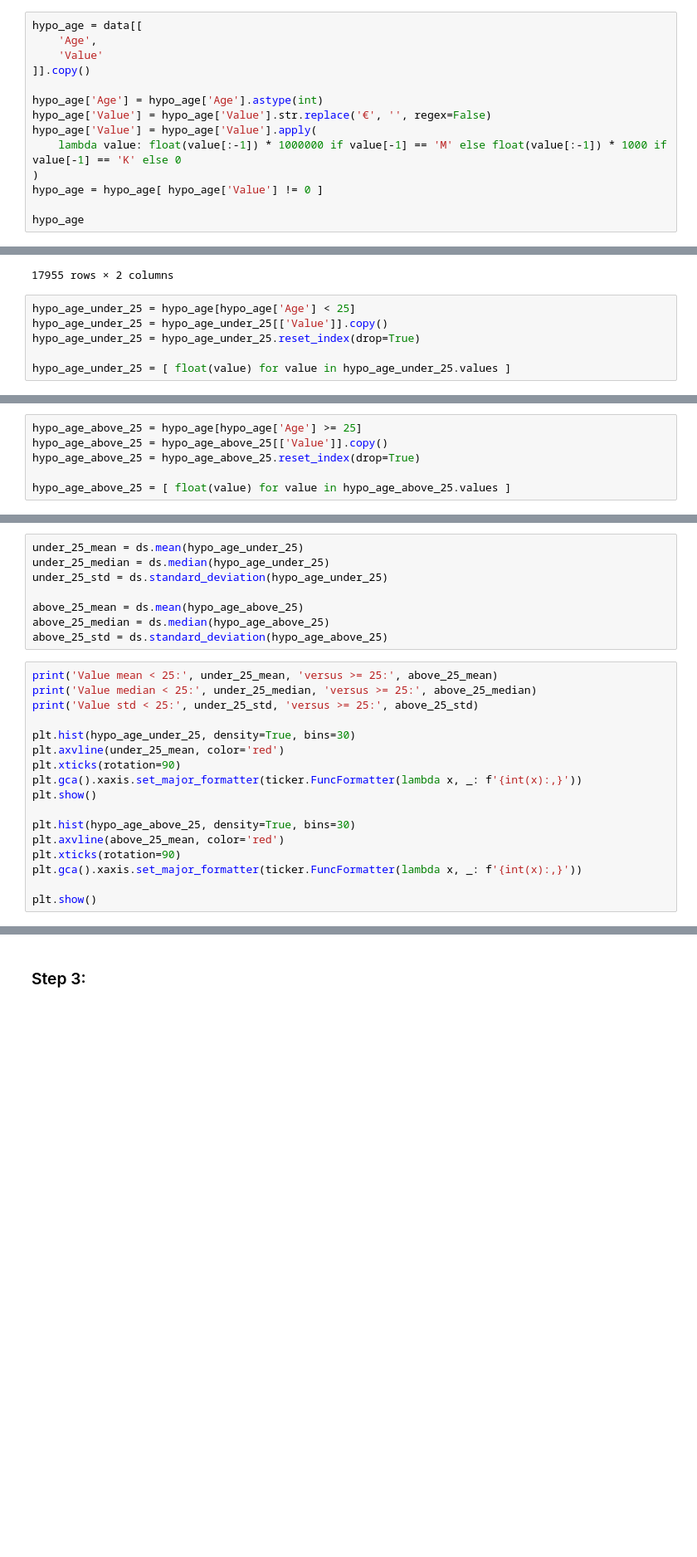
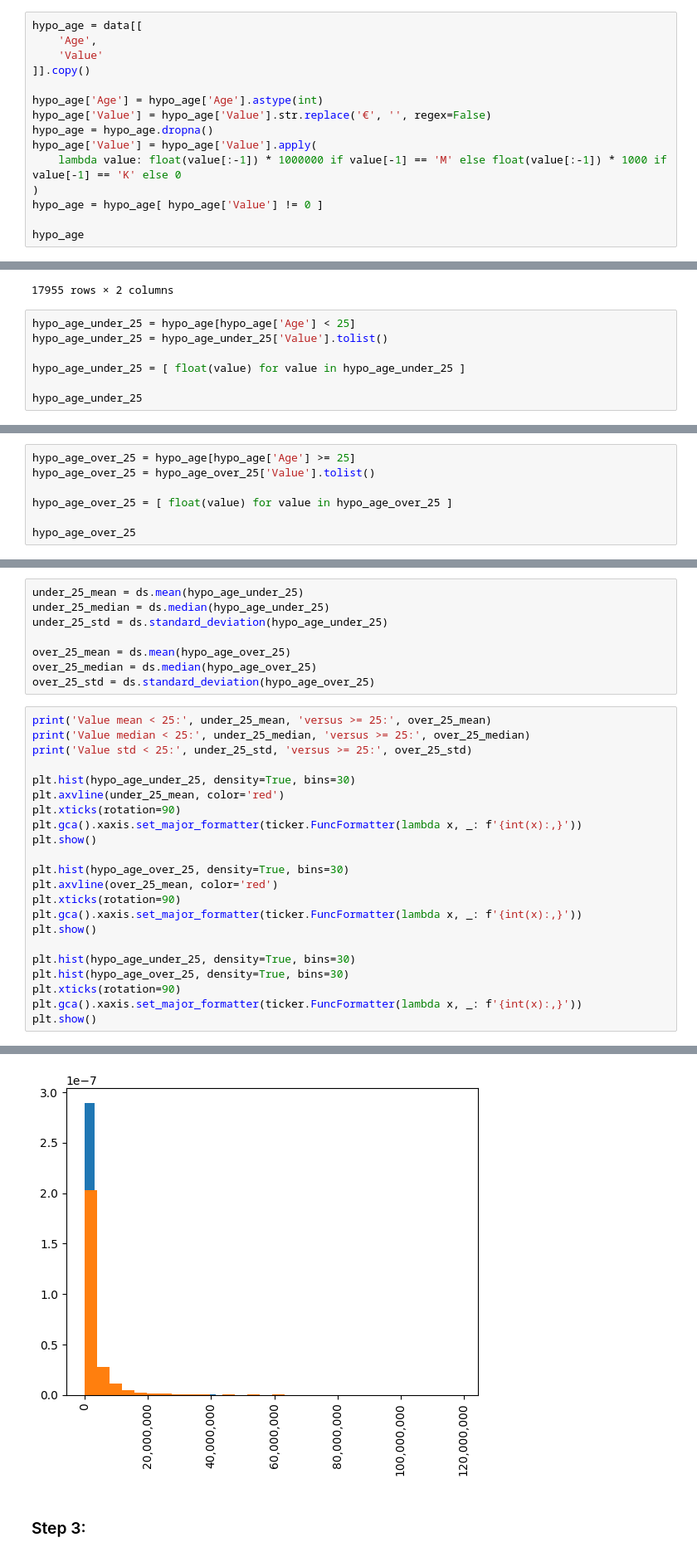
Before and after one commit to DanielFaltynowski/statistics, a Jupyter notebook: notebooks/problem_02/solution.ipynb, the cells around one changed output, grey strips where cells are left out. Shown at 83% size. Cells and saved outputs as stored; diff of their text form; blank space fills up the shorter version.

Commit message:
Market Value, Nationality, and Player Type — Hypothesis Testing Using FIFA Data

```diff
--- a/notebooks/problem_02/solution.ipynb
+++ b/notebooks/problem_02/solution.ipynb
@@ -31,6 +31,7 @@ hypo_age = data[[
 
 hypo_age['Age'] = hypo_age['Age'].astype(int)
 hypo_age['Value'] = hypo_age['Value'].str.replace('€', '', regex=False)
+hypo_age = hypo_age.dropna()
 hypo_age['Value'] = hypo_age['Value'].apply(
     lambda value: float(value[:-1]) * 1000000 if value[-1] == 'M' else float(value[:-1]) * 1000 if value[-1] == 'K' else 0
 )
@@ -53,7 +54,8 @@ hypo_age
 17955 rows × 2 columns
 # %%
 hypo_age_under_25 = hypo_age[hypo_age['Age'] < 25]
-hypo_age_under_25 = hypo_age_under_25[['Value']].copy()
-hypo_age_under_25 = hypo_age_under_25.reset_index(drop=True)
+hypo_age_under_25 = hypo_age_under_25['Value'].tolist()
 
-hypo_age_under_25 = [ float(value) for value in hypo_age_under_25.values ]
+hypo_age_under_25 = [ float(value) for value in hypo_age_under_25 ]
+
+hypo_age_under_25
@@ -60,6 +80,7 @@ hypo_age_under_25 = [ float(value) for value in hypo_age_under_25.values ]
 # %%
-hypo_age_above_25 = hypo_age[hypo_age['Age'] >= 25]
-hypo_age_above_25 = hypo_age_above_25[['Value']].copy()
-hypo_age_above_25 = hypo_age_above_25.reset_index(drop=True)
+hypo_age_over_25 = hypo_age[hypo_age['Age'] >= 25]
+hypo_age_over_25 = hypo_age_over_25['Value'].tolist()
 
-hypo_age_above_25 = [ float(value) for value in hypo_age_above_25.values ]
+hypo_age_over_25 = [ float(value) for value in hypo_age_over_25 ]
+
+hypo_age_over_25
@@ -85,32 +124,38 @@ under_25_mean = ds.mean(hypo_age_under_25)
 under_25_median = ds.median(hypo_age_under_25)
 under_25_std = ds.standard_deviation(hypo_age_under_25)
 
-above_25_mean = ds.mean(hypo_age_above_25)
-above_25_median = ds.median(hypo_age_above_25)
-above_25_std = ds.standard_deviation(hypo_age_above_25)
+over_25_mean = ds.mean(hypo_age_over_25)
+over_25_median = ds.median(hypo_age_over_25)
+over_25_std = ds.standard_deviation(hypo_age_over_25)
 # %%
-print('Value mean < 25:', under_25_mean, 'versus >= 25:', above_25_mean)
-print('Value median < 25:', under_25_median, 'versus >= 25:', above_25_median)
-print('Value std < 25:', under_25_std, 'versus >= 25:', above_25_std)
+print('Value mean < 25:', under_25_mean, 'versus >= 25:', over_25_mean)
+print('Value median < 25:', under_25_median, 'versus >= 25:', over_25_median)
+print('Value std < 25:', under_25_std, 'versus >= 25:', over_25_std)
 
 plt.hist(hypo_age_under_25, density=True, bins=30)
 plt.axvline(under_25_mean, color='red')
 plt.xticks(rotation=90)
 plt.gca().xaxis.set_major_formatter(ticker.FuncFormatter(lambda x, _: f'{int(x):,}'))
 plt.show()
 
-plt.hist(hypo_age_above_25, density=True, bins=30)
-plt.axvline(above_25_mean, color='red')
+plt.hist(hypo_age_over_25, density=True, bins=30)
+plt.axvline(over_25_mean, color='red')
 plt.xticks(rotation=90)
 plt.gca().xaxis.set_major_formatter(ticker.FuncFormatter(lambda x, _: f'{int(x):,}'))
+plt.show()
 
+plt.hist(hypo_age_under_25, density=True, bins=30)
+plt.hist(hypo_age_over_25, density=True, bins=30)
+plt.xticks(rotation=90)
+plt.gca().xaxis.set_major_formatter(ticker.FuncFormatter(lambda x, _: f'{int(x):,}'))
 plt.show()
 # %% [output]
 Value mean < 25: 1849272.6540938362 versus >= 25: 3003592.7205961766
 Value median < 25: 550000.0 versus >= 25: 850000.0
 Value std < 25: 4490463.571286637 versus >= 25: 6466415.207308098
 [figure]
 [figure]
+[figure, added]
 # %% [markdown]
 ### Step 3:
 # %%
```
Also changed, not shown: parts of 11 cells of this notebook.
